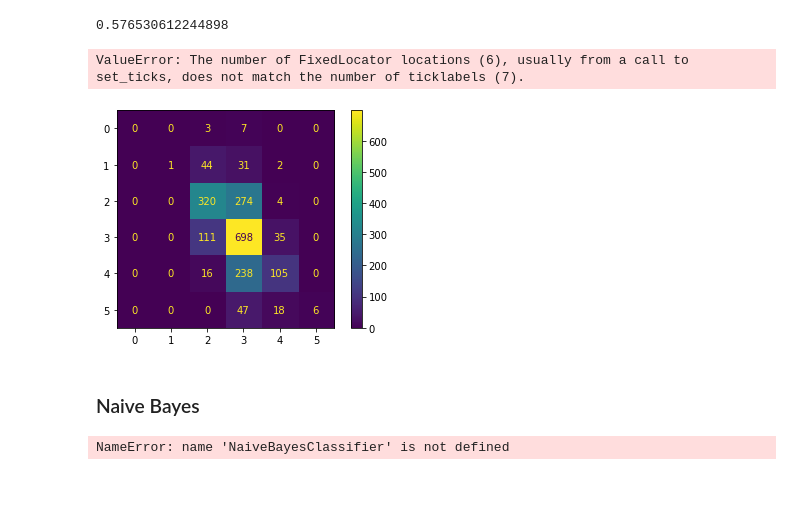
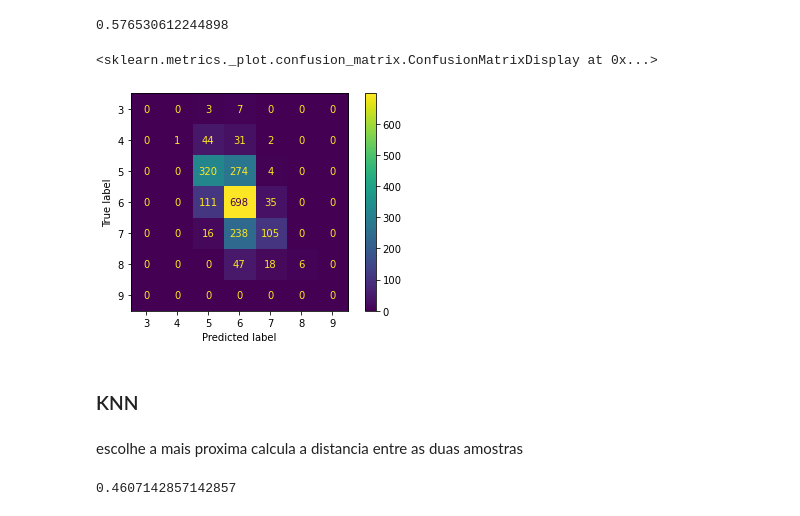
Before and after one commit to BarbosaGabriel1110/Projeto-2-CDADOS, a Jupyter notebook: Projeto 2 CDados.ipynb, the cells around one changed output. Cells and saved outputs as stored; diff of their text form; code cells hidden in the pictures; blank space fills up the shorter version.

```diff
--- a/Projeto 2 CDados.ipynb
+++ b/Projeto 2 CDados.ipynb
@@ -152,22 +171,7 @@ clf2.score(X_test, y_test)
 # %%
 from sklearn.metrics import plot_confusion_matrix
 
-plot_confusion_matrix(clf2, X_test, y_test)
+plot_confusion_matrix(clf2, X_test, y_test, labels = dados1['quality'].drop_duplicates().sort_values().to_list())
 # %% [output]
-ValueError: The number of FixedLocator locations (6), usually from a call to set_ticks, does not match the number of ticklabels (7).
+<sklearn.metrics._plot.confusion_matrix.ConfusionMatrixDisplay at 0x...>
-[figure, old version]
+[figure, new version]
-# %% [markdown]
-### Naive Bayes
-# %%
-from sklearn.datasets import load_iris
-from sklearn.model_selection import train_test_split
-from sklearn.naive_bayes import GaussianNB
-
-X, y = load_iris(return_X_y=True)
-X_train, X_test, y_train, y_test = train_test_split(X, y, test_size=0.5, random_state=0)
-gnb = GaussianNB()
-y_pred = gnb.fit(X_train, y_train).predict(X_test)
-print("Number of mislabeled points out of a total %d points : %d"
-      % (X_test.shape[0], (y_test != y_pred).sum()))
-# %% [output]
-NameError: name 'NaiveBayesClassifier' is not defined
@@ -175,0 +178,13 @@ pd.crosstab(y_test, clf3.predict(X_test))
+# %% [markdown]
+### KNN
+# %% [markdown]
+escolhe a mais proxima
+calcula a distancia entre as duas amostras
+# %%
+from sklearn.neighbors import KNeighborsClassifier
+
+clf3 = KNeighborsClassifier(n_neighbors= 5)
+clf3.fit(X_train, y_train)
+clf3.score(X_test, y_test)
+# %% [output]
+0.4607142857142857
```
Also changed, not shown: parts of 11 cells of this notebook.
